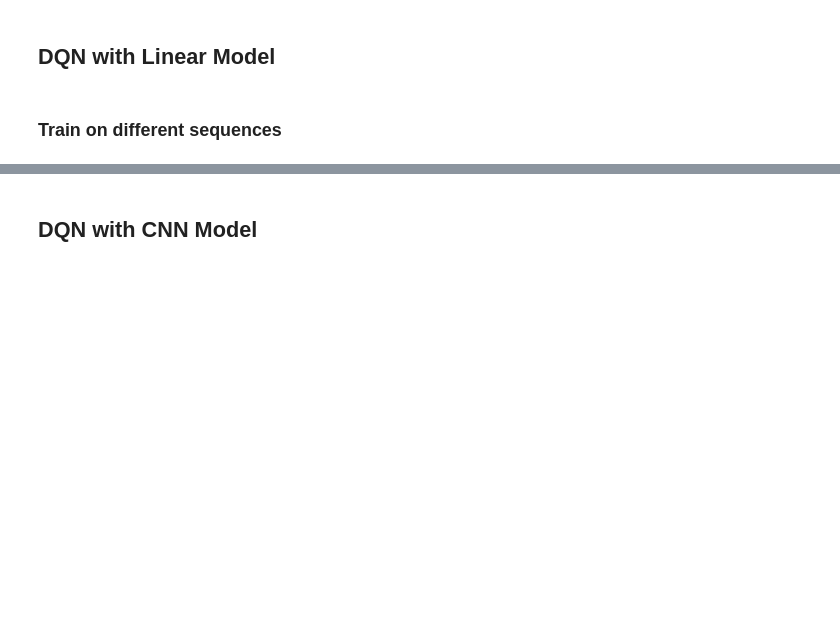
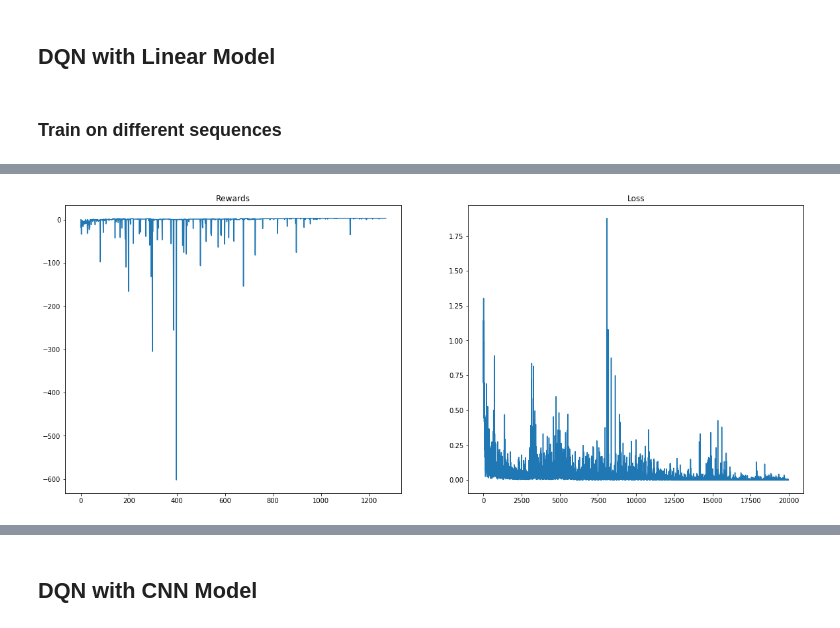
Before and after one commit to hyu1729/HP-Protein-Folding, a Jupyter notebook: Protein_Folding_DQN.ipynb, the cells around one changed output, grey strips where cells are left out. Saved outputs shown, nothing was run; the diff lists cells and outputs as text; code cells hidden in the pictures; blank space fills up the shorter version.

```diff
--- a/Protein_Folding_DQN.ipynb
+++ b/Protein_Folding_DQN.ipynb
@@ -192,11 +193,11 @@ def train(env):
 ### Plot Loss & Rewards
 # %%
 def plot(losses, rewards):
-    plt.figure(figsize = (20,20))
-    plt.subplot(211)
+    plt.figure(figsize = (20,8))
+    plt.subplot(121)
     plt.title("Rewards")
     plt.plot(rewards)
-    plt.subplot(212)
+    plt.subplot(122)
     plt.title("Loss")
     plt.plot(losses)
     plt.show()
@@ -238,9 +242,26 @@ class DQN(nn.Module):
     def forward(self, x):
         return self.layers(x)
 
-env = Lattice2DLinearEnv("HHPHPHHP", grid_len = 31)
-q_network = DQN(env.observation_space.shape, env.action_space.n)
-target_q_network = DQN(env.observation_space.shape, env.action_space.n)
+linear_env = Lattice2DLinearEnv("HPHPPHHPHPPHPHH", grid_len = 31)
+q_network = DQN(linear_env.observation_space.shape, linear_env.action_space.n)
+target_q_network = DQN(linear_env.observation_space.shape, linear_env.action_space.n)
+
+replay_size = 5000
+replay_buffer = ReplayBuffer(replay_size)
+
+epsilon_start = 1.0
+epsilon_final = 0.01
+epsilon_decay = 500
+
+epsilon_by_frame = lambda frame_idx: epsilon_final + (epsilon_start - epsilon_final) * math.exp(-1. * frame_idx / epsilon_decay)
+
+learning_rate = 0.001
+target_update_rate = 0.1
+gamma = 0.99
+target_network_update_f = 200
+num_timesteps = 20000
+log_every = 1000
+batch_size = 32
 
 if USE_CUDA:
     q_network = q_network.cuda()
@@ -297,0 +291,5 @@ Reward: 2 | Actions: ['R', 'D', 'L', 'D', 'L', 'U', 'U']
+# %%
+t0 = time.time()
+linear_losses, linear_rewards, linear_agent = train(linear_env)
+t1 = time.time()
+print("Time taken: {}".format(t1 - t0))
@@ -297,0 +319,4 @@ Reward: 2 | Actions: ['R', 'D', 'L', 'D', 'L', 'U', 'U']
+# %%
+plot(linear_losses, linear_rewards)
+# %% [output]
+[figure, added]
```
Also changed, not shown: parts of 10 cells of this notebook, 4 other files.
